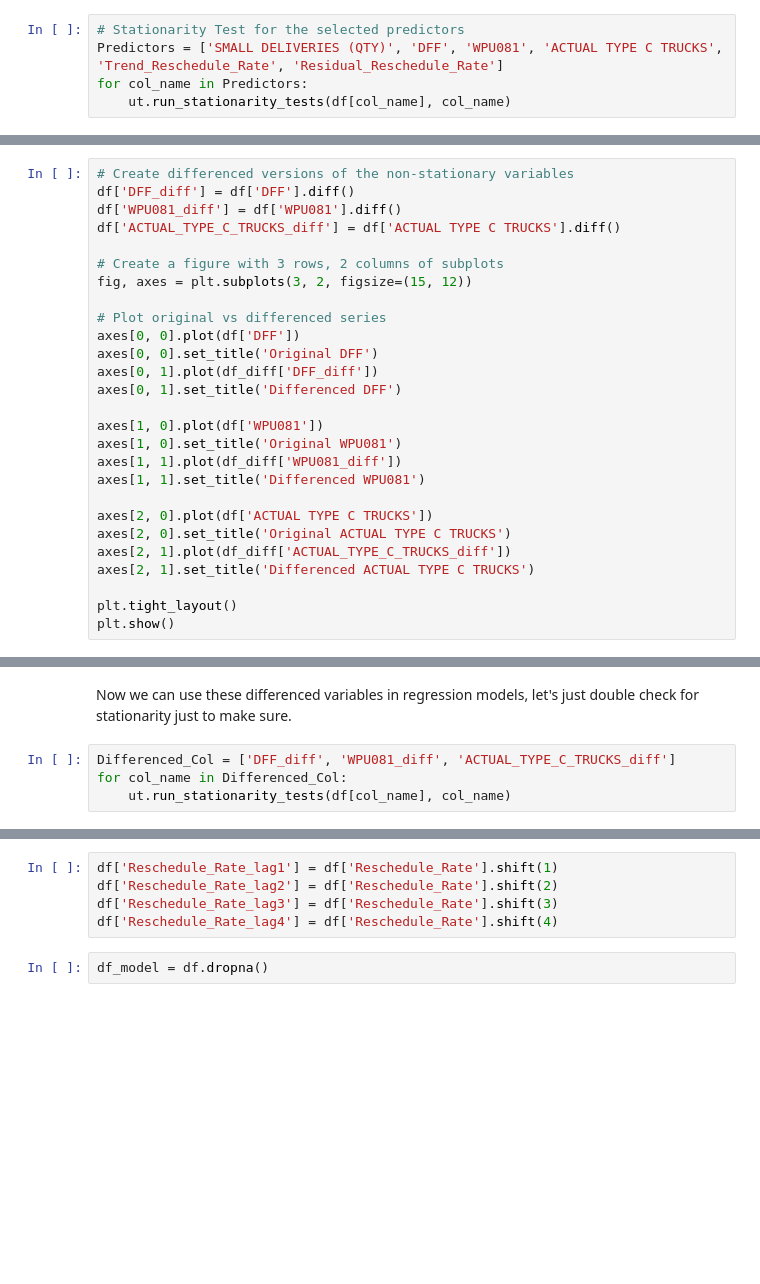
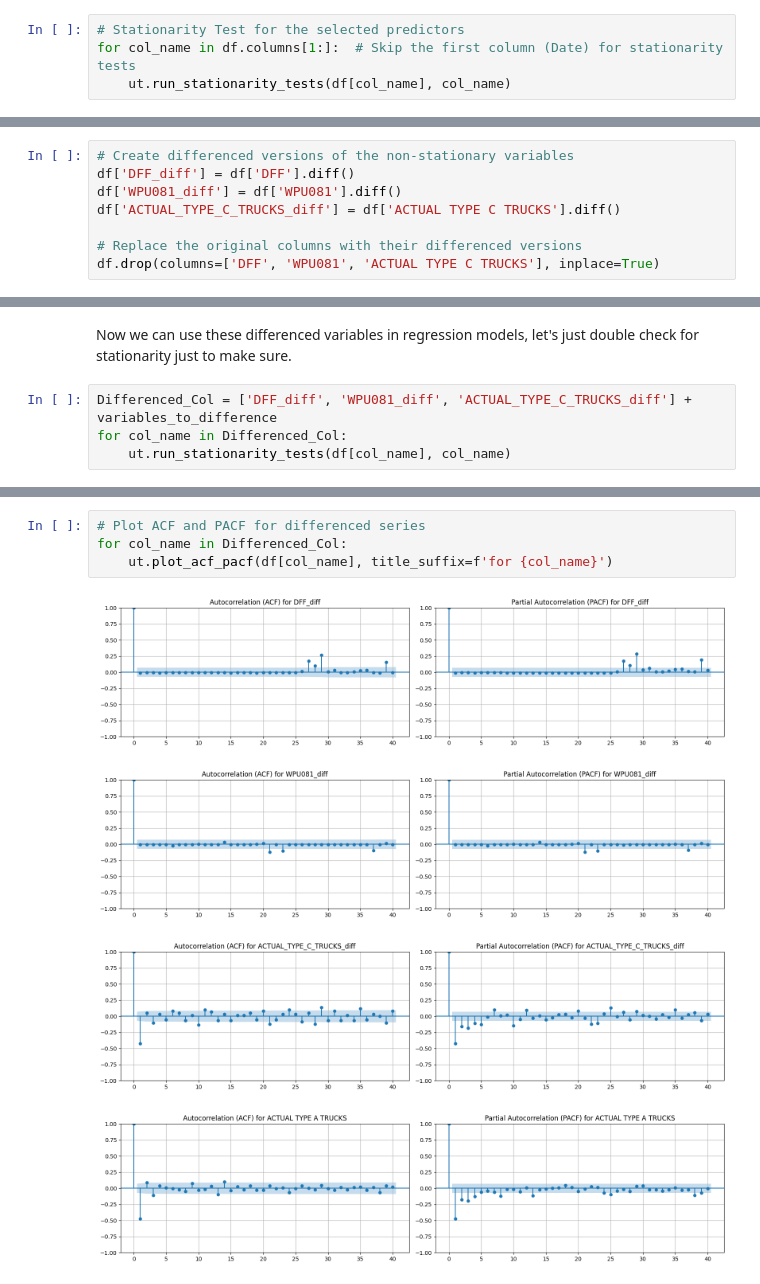
Before and after one commit to RaySaysHi/Lumber-Project, a Jupyter notebook: 2_EDA.ipynb, the cells around one changed output, grey strips where cells are left out. Saved outputs shown, nothing was run; the diff lists cells and outputs as text; blank space fills up the shorter version.

```diff
--- a/2_EDA.ipynb
+++ b/2_EDA.ipynb
@@ -189,7 +186,6 @@ Trend Reschedule Rate - 0.67
 Residual Reschedule Rate -0.58
 # %%
 # Stationarity Test for the selected predictors
-Predictors = ['SMALL DELIVERIES (QTY)', 'DFF', 'WPU081', 'ACTUAL TYPE C TRUCKS', 'Trend_Reschedule_Rate', 'Residual_Reschedule_Rate']
-for col_name in Predictors:
+for col_name in df.columns[1:]:  # Skip the first column (Date) for stationarity tests
     ut.run_stationarity_tests(df[col_name], col_name)
 # %% [output]
@@ -233,24 +229,5 @@ df['DFF_diff'] = df['DFF'].diff()
 df['WPU081_diff'] = df['WPU081'].diff()
 df['ACTUAL_TYPE_C_TRUCKS_diff'] = df['ACTUAL TYPE C TRUCKS'].diff()
 
-# Create a figure with 3 rows, 2 columns of subplots
-fig, axes = plt.subplots(3, 2, figsize=(15, 12))
-
-# Plot original vs differenced series
-axes[0, 0].plot(df['DFF'])
-axes[0, 0].set_title('Original DFF')
-axes[0, 1].plot(df_diff['DFF_diff'])
-axes[0, 1].set_title('Differenced DFF')
-
-axes[1, 0].plot(df['WPU081'])
-axes[1, 0].set_title('Original WPU081')
-axes[1, 1].plot(df_diff['WPU081_diff'])
-axes[1, 1].set_title('Differenced WPU081')
-
-axes[2, 0].plot(df['ACTUAL TYPE C TRUCKS'])
-axes[2, 0].set_title('Original ACTUAL TYPE C TRUCKS')
-axes[2, 1].plot(df_diff['ACTUAL_TYPE_C_TRUCKS_diff'])
-axes[2, 1].set_title('Differenced ACTUAL TYPE C TRUCKS')
-
-plt.tight_layout()
-plt.show()
+# Replace the original columns with their differenced versions
+df.drop(columns=['DFF', 'WPU081', 'ACTUAL TYPE C TRUCKS'], inplace=True)
@@ -259,7 +234,7 @@ plt.show()
 # %% [markdown]
 Now we can use these differenced variables in regression models, let's just double check for stationarity just to make sure.
 # %%
-Differenced_Col = ['DFF_diff', 'WPU081_diff', 'ACTUAL_TYPE_C_TRUCKS_diff']
+Differenced_Col = ['DFF_diff', 'WPU081_diff', 'ACTUAL_TYPE_C_TRUCKS_diff'] + variables_to_difference
 for col_name in Differenced_Col:
     ut.run_stationarity_tests(df[col_name], col_name)
 # %% [output]
@@ -292,7 +258,9 @@ look-up table. The actual p-value is greater than the p-value returned.
-# %%
-df['Reschedule_Rate_lag1'] = df['Reschedule_Rate'].shift(1)
-df['Reschedule_Rate_lag2'] = df['Reschedule_Rate'].shift(2)
-df['Reschedule_Rate_lag3'] = df['Reschedule_Rate'].shift(3)
-df['Reschedule_Rate_lag4'] = df['Reschedule_Rate'].shift(4)
-# %%
-df_model = df.dropna()
+# %%
+# Plot ACF and PACF for differenced series
+for col_name in Differenced_Col:
+    ut.plot_acf_pacf(df[col_name], title_suffix=f'for {col_name}')
+# %% [output]
+[figure, added]
+[figure, added]
+[figure, added]
+[figure, added]
```
Also changed, not shown: parts of 10 cells of this notebook, 1 other file.
